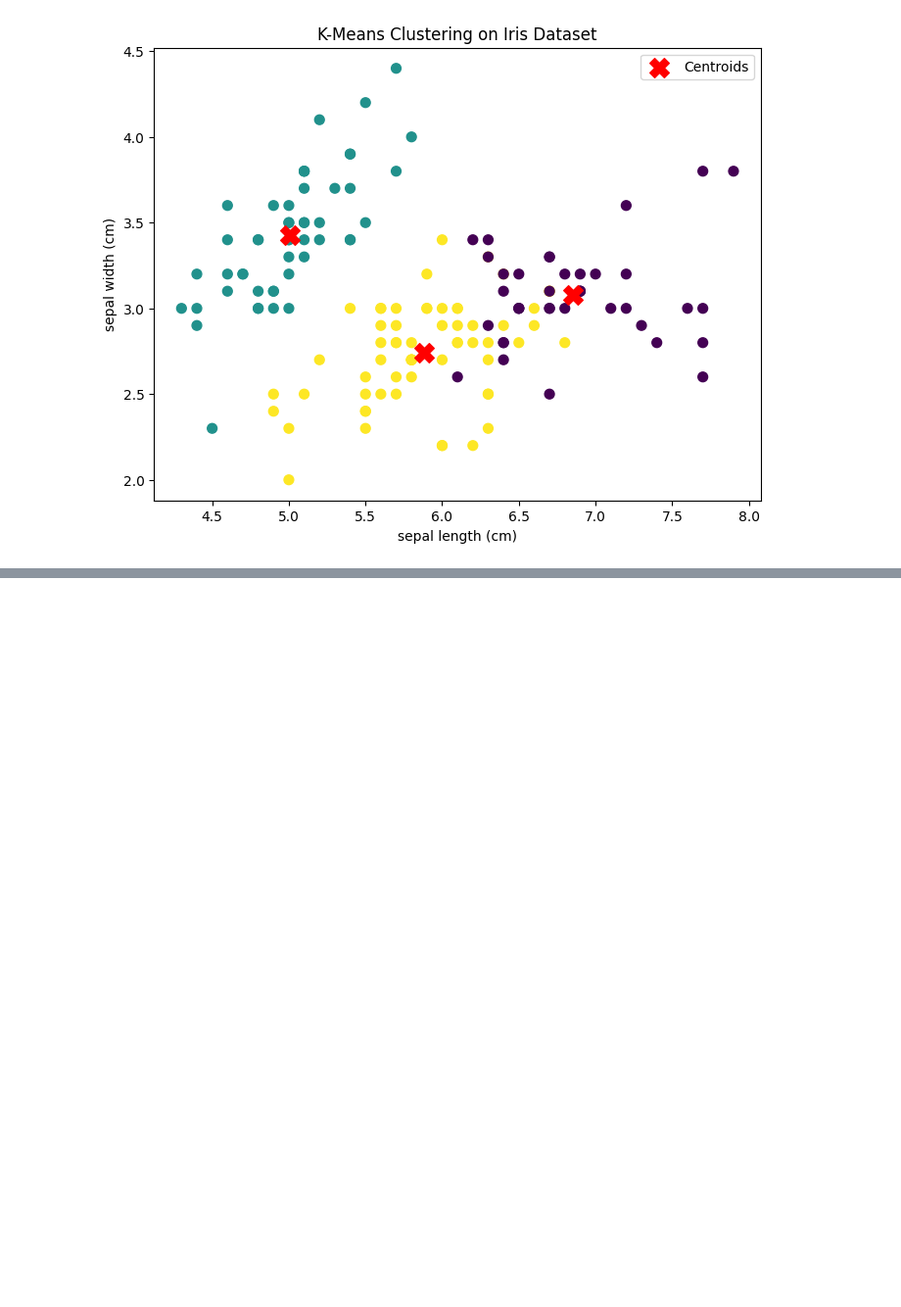
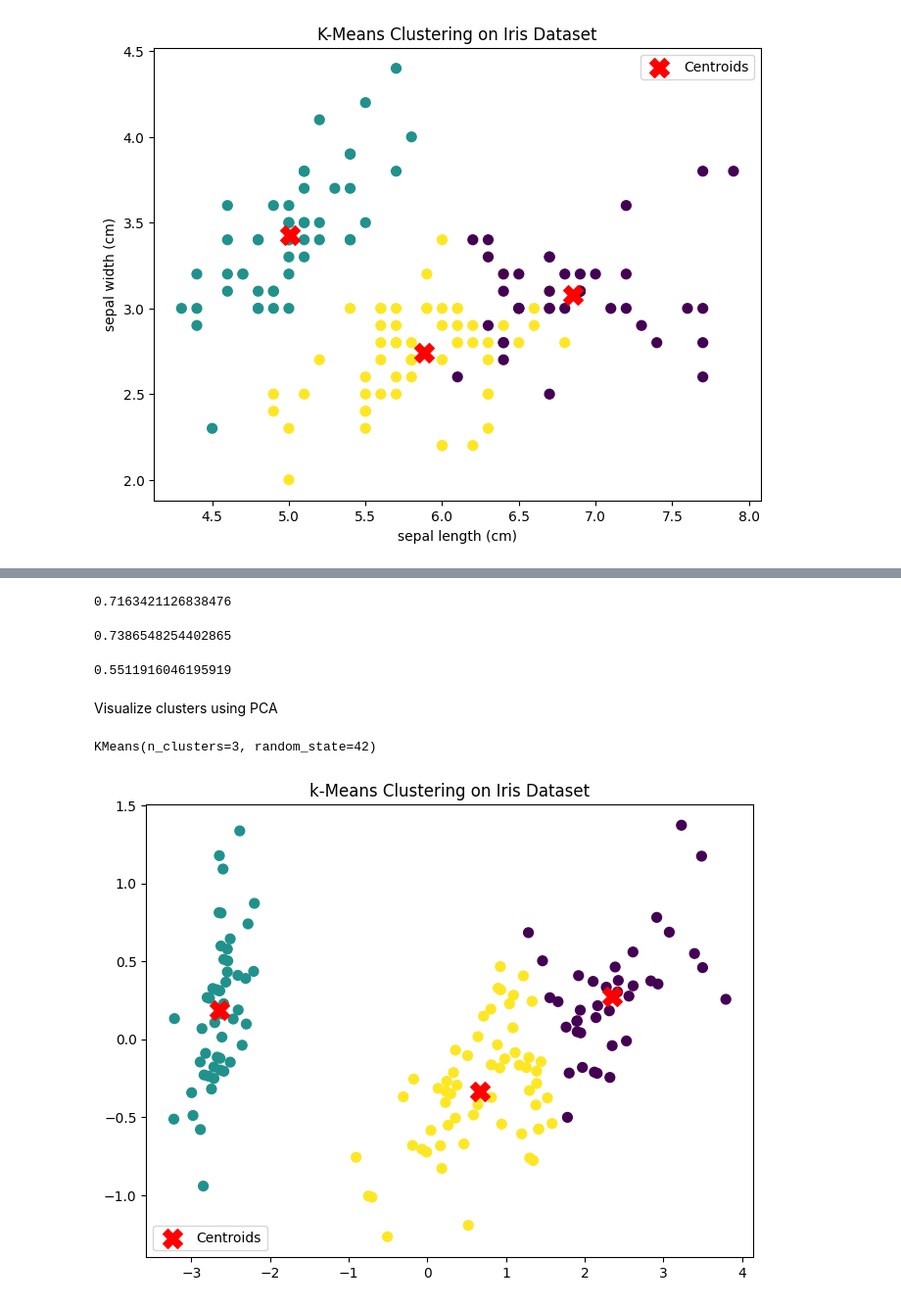
Before and after one commit to FelixWick/data_science, a Jupyter notebook: examples/2_clustering/k-Means.ipynb, the cells around one changed output, grey strips where cells are left out. Shown at 98% size. Drawn from its saved outputs; the diff is of its cells as text; code cells hidden in the pictures; blank space fills up the shorter version.

```diff
--- a/examples/2_clustering/k-Means.ipynb
+++ b/examples/2_clustering/k-Means.ipynb
@@ -65,0 +90,35 @@ plt.show()
+# %%
+metrics.adjusted_rand_score(true_labels, labels)
+# %% [output]
+0.7163421126838476
+# %%
+metrics.adjusted_mutual_info_score(true_labels, labels)
+# %% [output]
+0.7386548254402865
+# %%
+metrics.silhouette_score(
+        X,
+        labels,
+        metric="euclidean",
+        sample_size=300,
+    )
+# %% [output]
+0.5511916046195919
+# %% [markdown]
+Visualize clusters using PCA
+# %%
+reduced_data = PCA(n_components=2).fit_transform(X)
+kmeans = KMeans(n_clusters=3, random_state=42)
+kmeans.fit(reduced_data)
+# %% [output]
+KMeans(n_clusters=3, random_state=42)
+# %%
+plt.figure(figsize=(8,6))
+plt.scatter(reduced_data[:, 0], reduced_data[:, 1], c=labels, cmap='viridis', s=50)
+plt.scatter(kmeans.cluster_centers_[:, 0], kmeans.cluster_centers_[:, 1],
+            c='red', marker='X', s=200, label='Centroids')
+plt.title('k-Means Clustering on Iris Dataset')
+plt.legend()
+plt.show()
+# %% [output]
+[figure, added]
```
Also changed, not shown: parts of 6 cells of this notebook, 2 other files.
